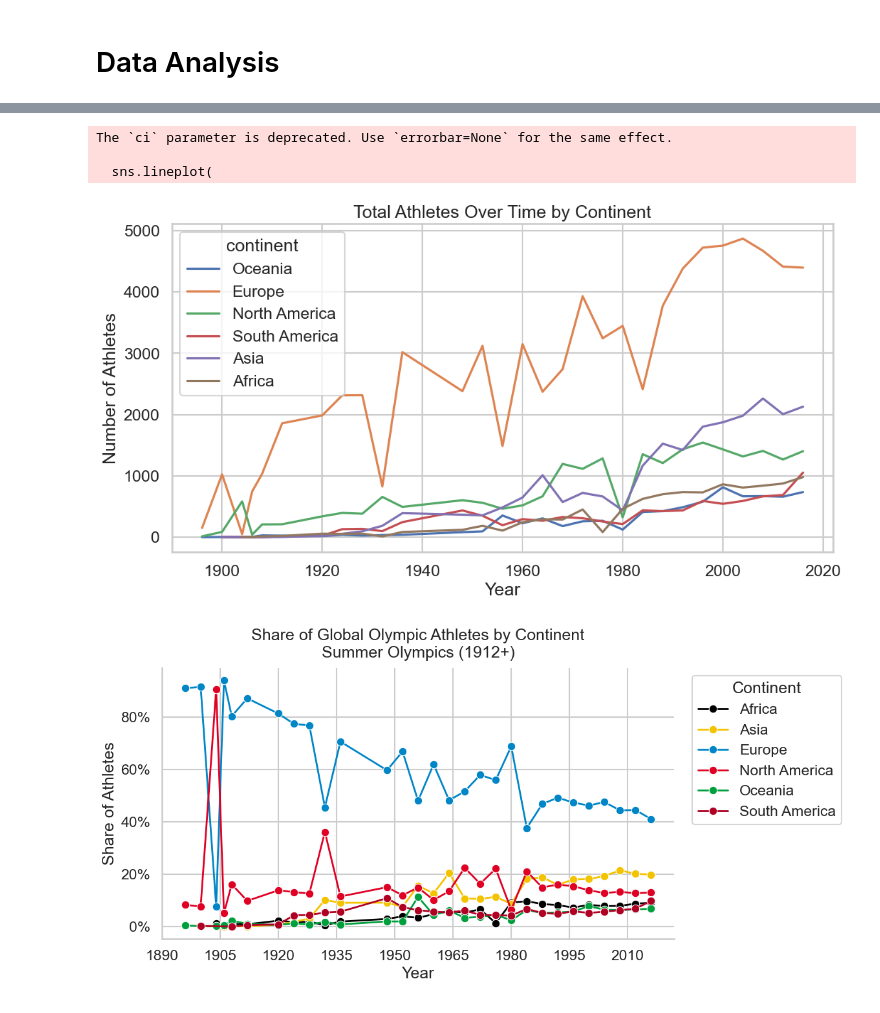
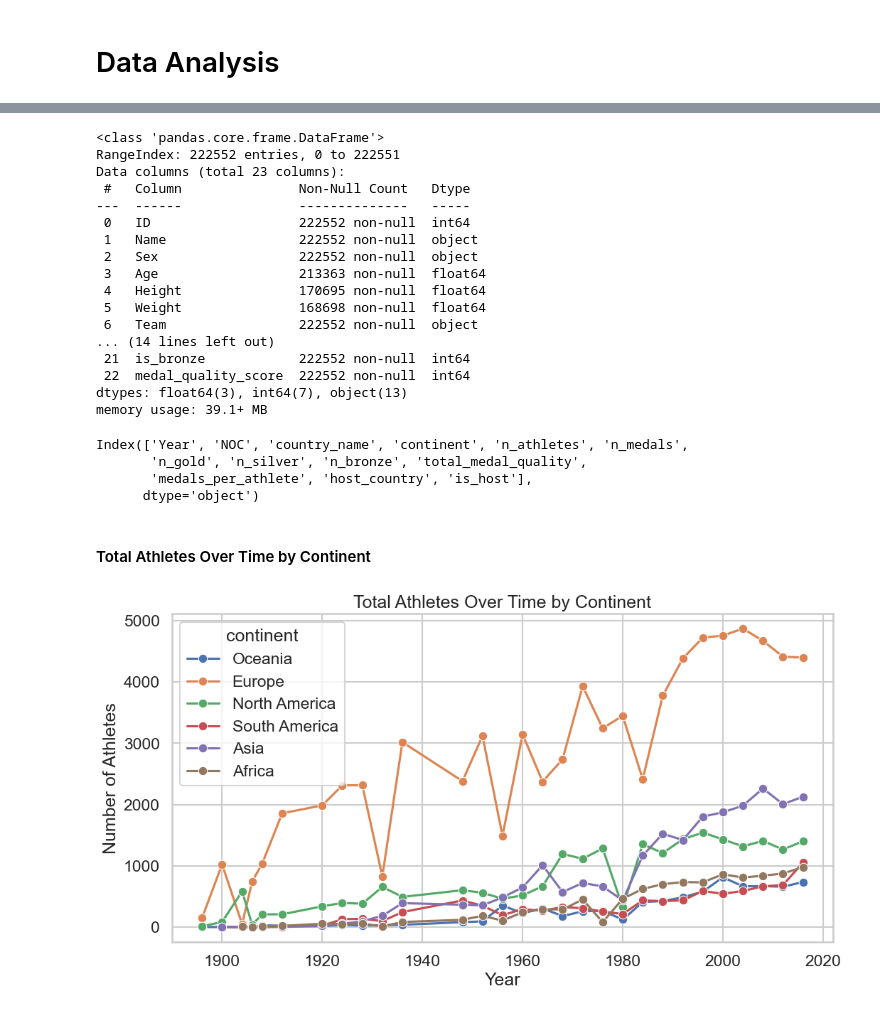
Before and after one commit to OwenSchillaci/STAT-315-Group-13-Final-Project, a Jupyter notebook: data.ipynb, the cells around one changed output, grey strips where cells are left out. Saved outputs shown, nothing was run; the diff lists cells and outputs as text; code cells hidden in the pictures.

```diff
--- a/data.ipynb
+++ b/data.ipynb
@@ -135,40 +215,49 @@ percent_athletes_continent_year['pct'] = percent_athletes_continent_year.groupby
+# %%
+olympics_summer.info()
+
+olympics_summer.describe()
+olympics_summer.columns
+country_year.columns
+# %% [output]
+<class 'pandas.core.frame.DataFrame'>
+RangeIndex: 222552 entries, 0 to 222551
+Data columns (total 23 columns):
+ #   Column               Non-Null Count   Dtype
+---  ------               --------------   -----
+ 0   ID                   222552 non-null  int64
+ 1   Name                 222552 non-null  object
+ 2   Sex                  222552 non-null  object
+ 3   Age                  213363 non-null  float64
+ 4   Height               170695 non-null  float64
+ 5   Weight               168698 non-null  float64
+ 6   Team                 222552 non-null  object
+... (14 lines left out)
+ 21  is_bronze            222552 non-null  int64
+ 22  medal_quality_score  222552 non-null  int64
+dtypes: float64(3), int64(7), object(13)
+memory usage: 39.1+ MB
+Index(['Year', 'NOC', 'country_name', 'continent', 'n_athletes', 'n_medals',
+       'n_gold', 'n_silver', 'n_bronze', 'total_medal_quality',
+       'medals_per_athlete', 'host_country', 'is_host'],
+      dtype='object')
+# %% [markdown]
+#### Total Athletes Over Time by Continent
 # %%
+# Participation Trends
+
+# number of athletes over time
 plt.figure(figsize=(12,6))
 sns.lineplot(
     data=country_year,
     x="Year",
     y="n_athletes",
     hue="continent",
+    marker="o",
     estimator="sum",
-    ci=None
+    errorbar=None
 )
 plt.title("Total Athletes Over Time by Continent")
 plt.ylabel("Number of Athletes")
 plt.show()
-
-
-continent_colors = {
-    "Europe":   "#0085C7",  # Blue
-    "Asia":     "#F4C300",  # Yellow
-    "Africa":   "#000000",  # Black
-    "Oceania":  "#009F3D",  # Green
-    "North America": "#DF0024",  # Red
-    "South America": "#AF0024",
-
-}
-
-sns.set_theme(style="whitegrid", context="talk")
-plt.figure(figsize=(12,6))
-ax = sns.lineplot(data=percent_athletes_continent_year, x='Year', y='pct', hue='continent', marker='o', linewidth=2, palette=continent_colors)
-ax.set_title("Share of Global Olympic Athletes by Continent\nSummer Olympics (1912+)", pad=12)
-ax.set_xlabel("Year"); ax.set_ylabel("Share of Athletes")
-ax.yaxis.set_major_formatter(PercentFormatter(1.0))
-ax.xaxis.set_major_locator(MaxNLocator(integer=True))
-ax.legend(title='Continent', bbox_to_anchor=(1.02,1), loc='upper left')
-sns.despine(); plt.tight_layout(); plt.show()
 # %% [output]
-The `ci` parameter is deprecated. Use `errorbar=None` for the same effect.
-
-  sns.lineplot(
-[figure, old version]
+[figure, new version]
-[figure, removed]
```
Also changed, not shown: parts of 24 cells of this notebook.
